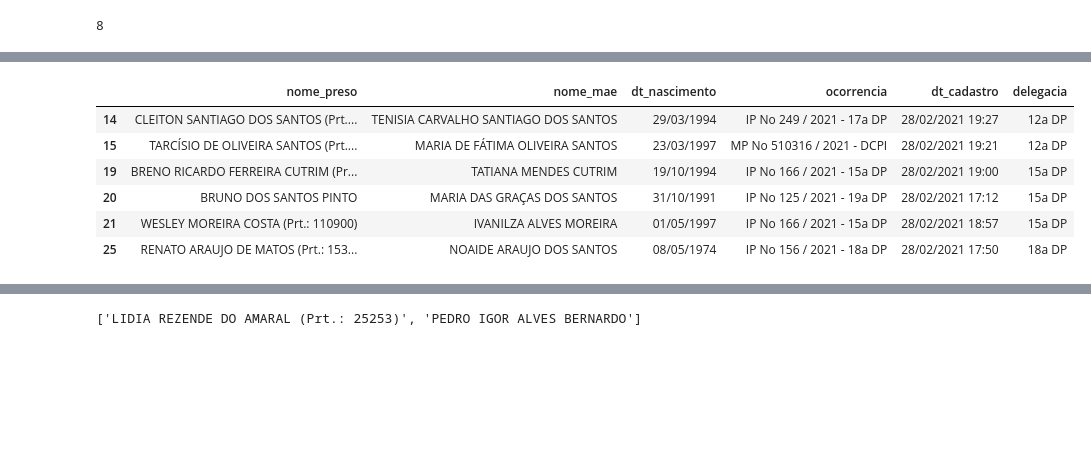
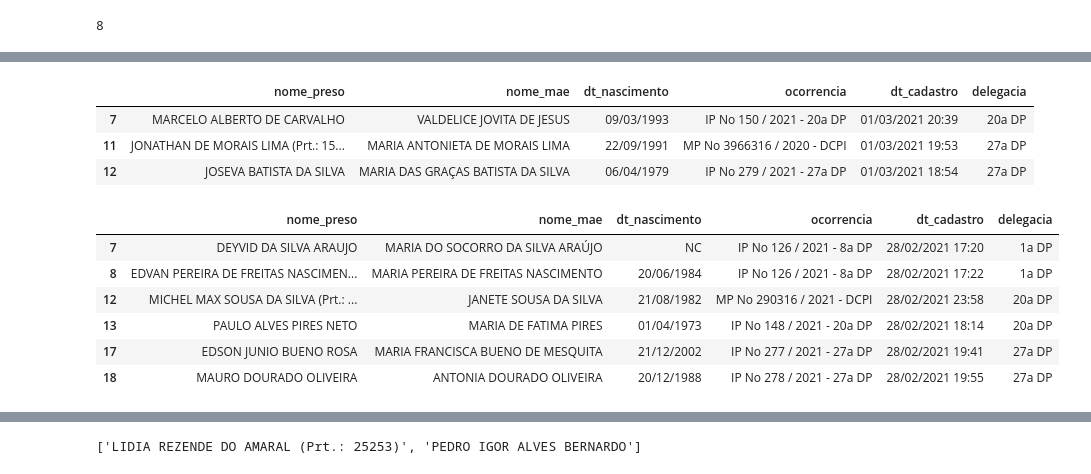
Before and after one commit to halisson-gomides/delivery-dp, a Jupyter notebook: teste_tabulapy.ipynb, the cells around one changed output, grey strips where cells are left out. Saved outputs shown, nothing was run; the diff lists cells and outputs as text; code cells hidden in the pictures; blank space fills up the shorter version.

```diff
--- a/teste_tabulapy.ipynb
+++ b/teste_tabulapy.ipynb
@@ -89,7 +90,7 @@ dfs[1]
 # %%
 df_delegacias = dfs[1].iloc[:,0].where(dfs[1].iloc[:, 0].str.contains('^Delegacia', na=False)).dropna()
 
-# idx_del = df_delegacias.index.to_list()
+idx_del = df_delegacias.index.to_list()
 # df_delegacias.index.max()
 # df_delegacias.iloc[-1].split(' : ')[1]
 
@@ -118,7 +118,7 @@ def verifica_presos_folha_anterior(df_folha_atual, df_delegacias):
 
     return presos_folha_anterior
 # %%
-pfa = verifica_presos_folha_anterior(dfs[3], df_delegacias)
+pfa = verifica_presos_folha_anterior(dfs[1], df_delegacias)
 pfa
 # dfs[2].iloc[:pfa, 5] = dfs[1].iloc[-1, 5]
 # dfs[2]
@@ -131,10 +131,10 @@ primeiro = next(lista, 'fim')
 while True:
     next_val = next(lista, 'fim')
     if next_val == 'fim':
-        dfs[2].iloc[primeiro:, 5] = df_delegacias[primeiro].split(' : ')[1]
+        dfs[1].iloc[primeiro:, 5] = df_delegacias[primeiro].split(' : ')[1]
         break
     else:
-        dfs[2].iloc[primeiro:next_val, 5] = df_delegacias[primeiro].split(' : ')[1]
+        dfs[1].iloc[primeiro:next_val, 5] = df_delegacias[primeiro].split(' : ')[1]
         primeiro = next_val
 #         next_val = next(lista, 'fim')
 # %%
@@ -148,7 +161,7 @@ def trata_df_pdf(dfs_list):
     for i in range(len(dfs)):
 
         dfs[i].columns = ['nome_preso', 'nome_mae', 'dt_nascimento', 'ocorrencia', 'dt_cadastro']
-        dfs[i]['delegacia'] = nan
+        dfs[i]['delegacia'] = np.nan
         df_delegacias.append(dfs[i].iloc[:,0].where(dfs[i].iloc[:, 0].str.contains('^Delegacia', na=False)).dropna())
 
         if len(df_delegacias[i]) > 0:
@@ -173,7 +186,8 @@ def trata_df_pdf(dfs_list):
             dfs[i].iloc[:, 5] = df_delegacias[i-1].iloc[-1].split(' : ')[1].strip()
 
         dfs[i] = dfs[i].loc[dfs[i]['nome_preso'] != 'Nome do Preso']
-        dfs[i].dropna(inplace=True)
+        dfs[i].dropna(thresh=5, inplace=True) # mantém as linhas que contenham pelo menos 5 valores não NaN
+        dfs[i].fillna('NC', inplace=True)
 
         # trantando as colunas
         dfs[i]['nome_preso'] = dfs[i]['nome_preso'].str.strip()
@@ -191,13 +205,21 @@ Try using .loc[row_indexer,col_indexer] = value instead
 See the caveats in the documentation: https://pandas.pydata.org/pandas-docs/stable/user_guide/indexing.html#returning-a-view-versus-a-copy
   dfs[i]['nome_preso'] = dfs[i]['nome_preso'].str.strip()
 # %%
-df_tratados[1]
+df_tratados[4]
 # %% [output]
 |  | nome_preso | nome_mae | dt_nascimento | ocorrencia | dt_cadastro | delegacia |
-| 14 | CLEITON SANTIAGO DOS SANTOS (Prt.... | TENISIA CARVALHO SANTIAGO DOS SANTOS | 29/03/1994 | IP No 249 / 2021 - 17a DP | 28/02/2021 19:27 | 12a DP |
-| 15 | TARCÍSIO DE OLIVEIRA SANTOS (Prt.... | MARIA DE FÁTIMA OLIVEIRA SANTOS | 23/03/1997 | MP No 510316 / 2021 - DCPI | 28/02/2021 19:21 | 12a DP |
-| 19 | BRENO RICARDO FERREIRA CUTRIM (Pr... | TATIANA MENDES CUTRIM | 19/10/1994 | IP No 166 / 2021 - 15a DP | 28/02/2021 19:00 | 15a DP |
-| 20 | BRUNO DOS SANTOS PINTO | MARIA DAS GRAÇAS DOS SANTOS | 31/10/1991 | IP No 125 / 2021 - 19a DP | 28/02/2021 17:12 | 15a DP |
-| 21 | WESLEY MOREIRA COSTA (Prt.: 110900) | IVANILZA ALVES MOREIRA | 01/05/1997 | IP No 166 / 2021 - 15a DP | 28/02/2021 18:57 | 15a DP |
-| 25 | RENATO ARAUJO DE MATOS (Prt.: 153... | NOAIDE ARAUJO DOS SANTOS | 08/05/1974 | IP No 156 / 2021 - 18a DP | 28/02/2021 17:50 | 18a DP |
+| 7 | MARCELO ALBERTO DE CARVALHO | VALDELICE JOVITA DE JESUS | 09/03/1993 | IP No 150 / 2021 - 20a DP | 01/03/2021 20:39 | 20a DP |
+| 11 | JONATHAN DE MORAIS LIMA (Prt.: 15... | MARIA ANTONIETA DE MORAIS LIMA | 22/09/1991 | MP No 3966316 / 2020 - DCPI | 01/03/2021 19:53 | 27a DP |
+| 12 | JOSEVA BATISTA DA SILVA | MARIA DAS GRAÇAS BATISTA DA SILVA | 06/04/1979 | IP No 279 / 2021 - 27a DP | 01/03/2021 18:54 | 27a DP |
+# %%
+df_tratados[3].fillna('NC', inplace=True)
+df_tratados[3]
+# %% [output]
+|  | nome_preso | nome_mae | dt_nascimento | ocorrencia | dt_cadastro | delegacia |
+| 7 | DEYVID DA SILVA ARAUJO | MARIA DO SOCORRO DA SILVA ARAÚJO | NC | IP No 126 / 2021 - 8a DP | 28/02/2021 17:20 | 1a DP |
+| 8 | EDVAN PEREIRA DE FREITAS NASCIMEN... | MARIA PEREIRA DE FREITAS NASCIMENTO | 20/06/1984 | IP No 126 / 2021 - 8a DP | 28/02/2021 17:22 | 1a DP |
+| 12 | MICHEL MAX SOUSA DA SILVA (Prt.: ... | JANETE SOUSA DA SILVA | 21/08/1982 | MP No 290316 / 2021 - DCPI | 28/02/2021 23:58 | 20a DP |
+| 13 | PAULO ALVES PIRES NETO | MARIA DE FATIMA PIRES | 01/04/1973 | IP No 148 / 2021 - 20a DP | 28/02/2021 18:14 | 20a DP |
+| 17 | EDSON JUNIO BUENO ROSA | MARIA FRANCISCA BUENO DE MESQUITA | 21/12/2002 | IP No 277 / 2021 - 27a DP | 28/02/2021 19:41 | 27a DP |
+| 18 | MAURO DOURADO OLIVEIRA | ANTONIA DOURADO OLIVEIRA | 20/12/1988 | IP No 278 / 2021 - 27a DP | 28/02/2021 19:55 | 27a DP |
 # %%
```
Also changed, not shown: parts of 24 cells of this notebook, 1 other file.
